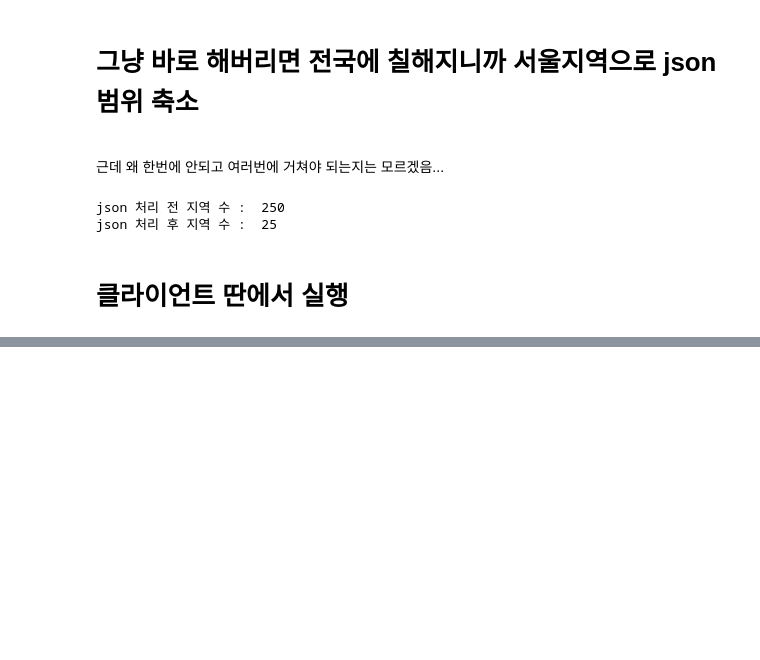
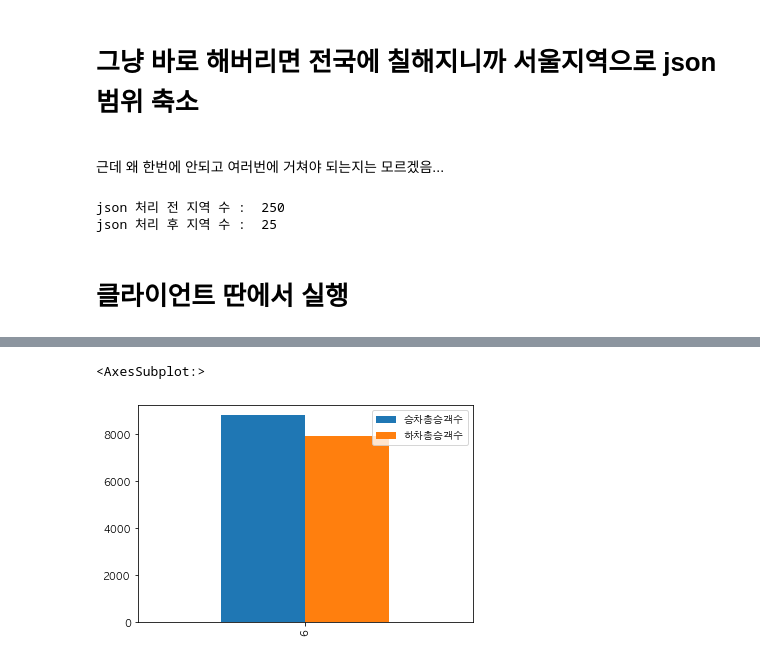
Before and after one commit to SeungYeonJeong22/seoulDataAnalysis, a Jupyter notebook: dataFrameSubMap-Copy1.ipynb, the cells around one changed output, grey strips where cells are left out. Saved outputs shown, nothing was run; the diff lists cells and outputs as text; code cells hidden in the pictures; blank space fills up the shorter version.

```diff
--- a/dataFrameSubMap-Copy1.ipynb
+++ b/dataFrameSubMap-Copy1.ipynb
@@ -766,0 +714,5 @@ my_subway_data.st_info.describe()
+# %%
+bb.plot.bar()
+# %% [output]
+<AxesSubplot:>
+[figure, added]
```
Also changed, not shown: parts of 8 cells of this notebook.
